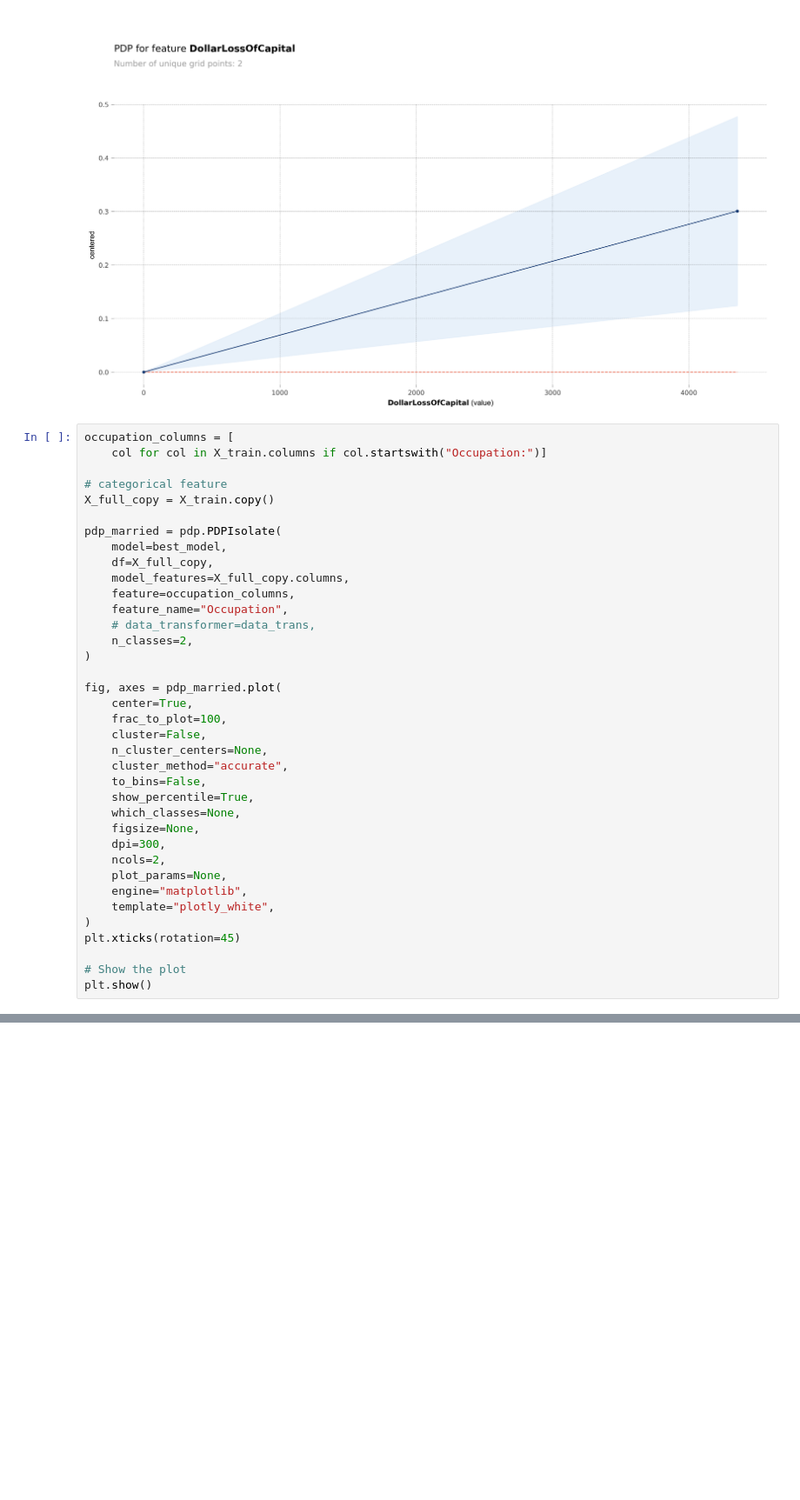
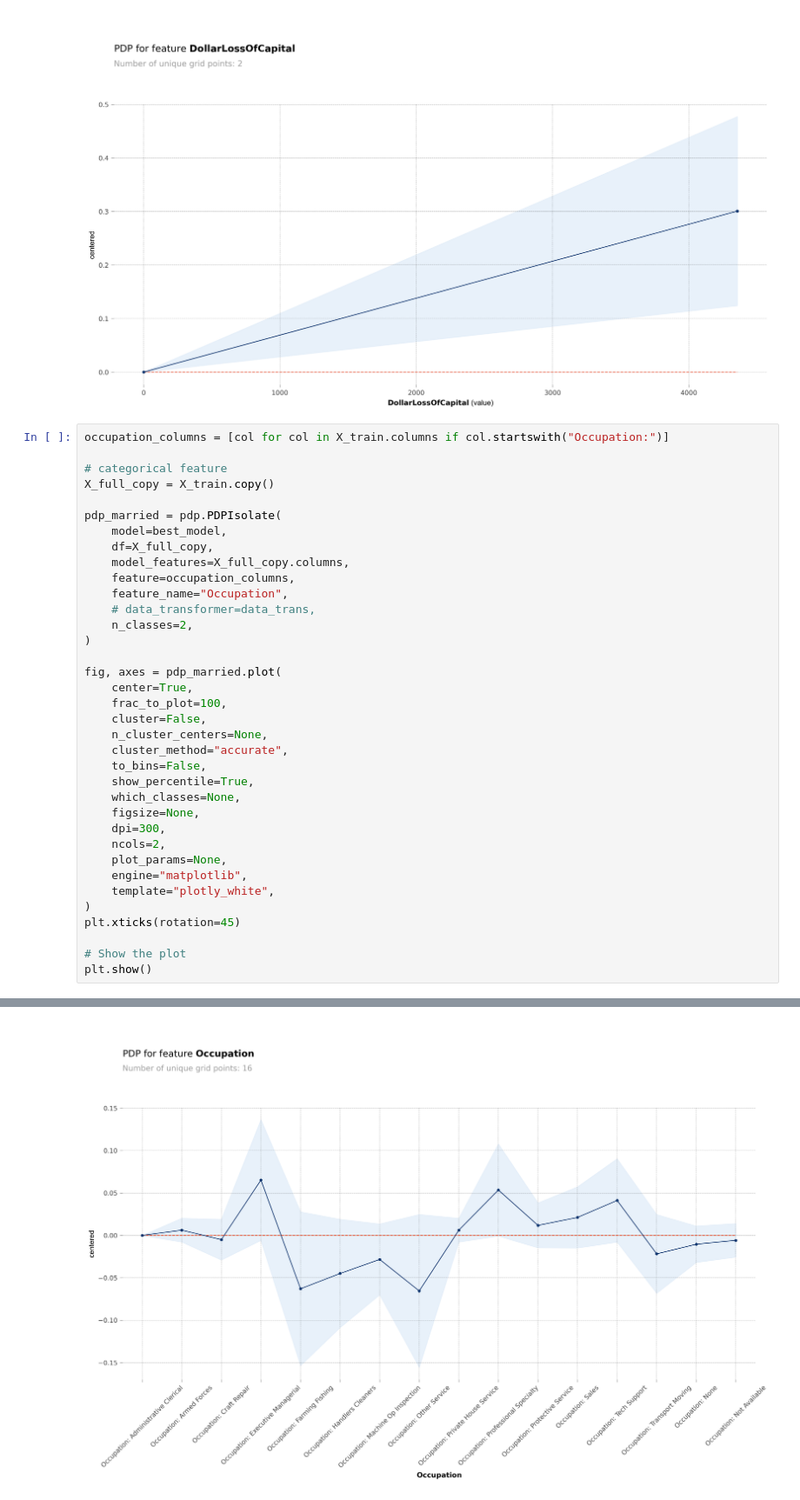
Before and after one commit to nogibjj/IDS705_FinalProject_Lemur_Team, a Jupyter notebook: 30_models/XGBoost.ipynb, the cells around one changed output, grey strips where cells are left out. Shown at 87% size. Cells and saved outputs as stored; diff of their text form; blank space fills up the shorter version.

Commit message:
update plots XGBoost

```diff
--- a/30_models/XGBoost.ipynb
+++ b/30_models/XGBoost.ipynb
@@ -374,8 +366,7 @@ plt.show()
 obtain pred_func from the provided model.
 [figure]
 # %%
-occupation_columns = [
-    col for col in X_train.columns if col.startswith("Occupation:")]
+occupation_columns = [col for col in X_train.columns if col.startswith("Occupation:")]
 
 # categorical feature
 X_full_copy = X_train.copy()
@@ -385,30 +376,31 @@ pdp_married = pdp.PDPIsolate(
     df=X_full_copy,
     model_features=X_full_copy.columns,
     feature=occupation_columns,
     feature_name="Occupation",
     # data_transformer=data_trans,
     n_classes=2,
 )
 
 fig, axes = pdp_married.plot(
     center=True,
     frac_to_plot=100,
     cluster=False,
     n_cluster_centers=None,
     cluster_method="accurate",
     to_bins=False,
     show_percentile=True,
     which_classes=None,
     figsize=None,
     dpi=300,
     ncols=2,
     plot_params=None,
     engine="matplotlib",
     template="plotly_white",
 )
 plt.xticks(rotation=45)
 
 # Show the plot
 plt.show()
 # %% [output]
 obtain pred_func from the provided model.
+[figure, added]
```
Also changed, not shown: parts of 5 cells of this notebook.
